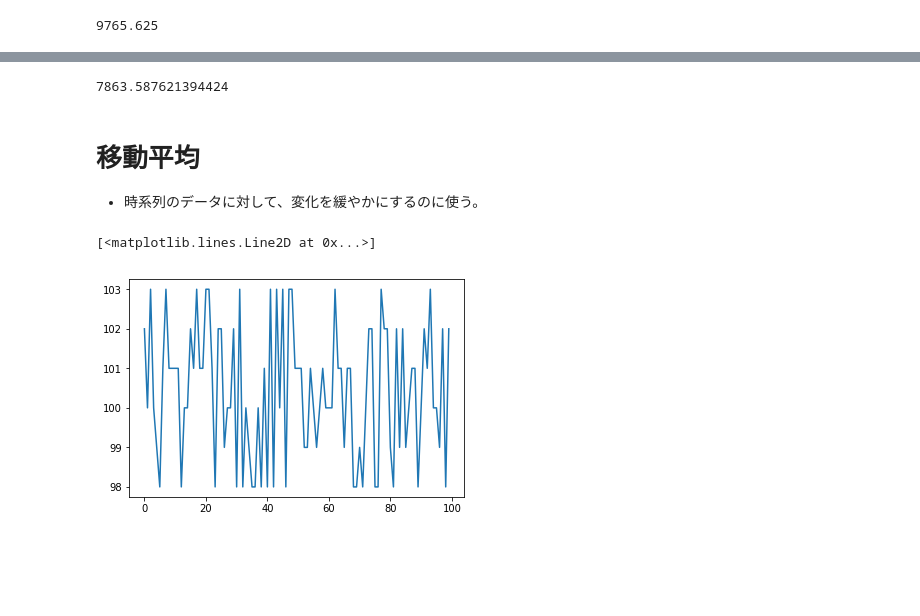
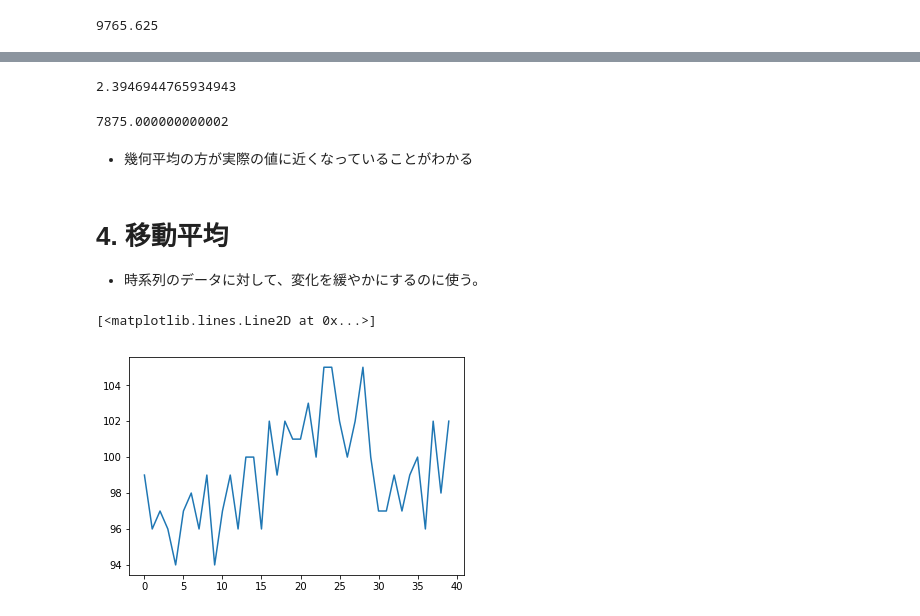
Before and after one commit to t-kunou/python-de-statistics-train, a Jupyter notebook: average.ipynb, the cells around one changed output, grey strips where cells are left out. Drawn from its saved outputs; the diff is of its cells as text; code cells hidden in the pictures; blank space fills up the shorter version.

```diff
--- a/average.ipynb
+++ b/average.ipynb
@@ -69,18 +73,25 @@ functools.reduce((lambda x, y : x * y), data, first_value)
+# %%
+data = [1.5, 2.0, 2.5, 3.0, 3.5]
+functools.reduce((lambda x, y : x * y), data)**(1/len(data))
+# %% [output]
+2.3946944765934943
 # %%
 first_value = 100
-data = [2.394, 2.394, 2.394, 2.394, 2.394]
+data = [2.3946944765934943 for i in range(5)]
 
 functools.reduce((lambda x, y : x * y), data, first_value)
 # %% [output]
-7863.587621394424
+7875.000000000002
+# %% [markdown]
+- 幾何平均の方が実際の値に近くなっていることがわかる
 # %% [markdown]
-# 移動平均
+# 4. 移動平均
 
 - 時系列のデータに対して、変化を緩やかにするのに使う。
-# %%
-data = [102, 100, 103, 100, 99, 98, 101, 103, 101, 101, 101, 101, 98, 100, 100, 102, 101, 103, 101, 101, 103, 103, 101, 98, 102, 102, 99, 100, 100, 102, 98, 103, 98, 100, 99, 98, 98, 100, 98, 101, 98, 103, 98, 103, 100, 103, 98, 103, 103, 101, 101, 101, 99, 99, 101, 100, 99, 100, 101, 100, 100, 100, 103, 101, 101, 99, 101, 101, 98, 98, 99, 98, 100, 102, 102, 98, 98, 103, 102, 102, 99, 98, 102, 99, 102, 99, 100, 101, 101, 98, 100, 102, 101, 103, 100, 100, 99, 102, 98, 102]
-
-plt.plot(data)
-# %% [output]
-[<matplotlib.lines.Line2D at 0x...>]
-[figure, removed]
+# %%
+data = [99, 96, 97, 96, 94, 97, 98, 96, 99, 94, 97, 99, 96, 100, 100, 96, 102, 99, 102, 101, 101, 103, 100, 105, 105, 102, 100, 102, 105, 100, 97, 97, 99, 97, 99, 100, 96, 102, 98, 102]
+
+plt.plot(data)
+# %% [output]
+[<matplotlib.lines.Line2D at 0x...>]
+[figure, added]
```
Also changed, not shown: parts of 25 cells of this notebook.
